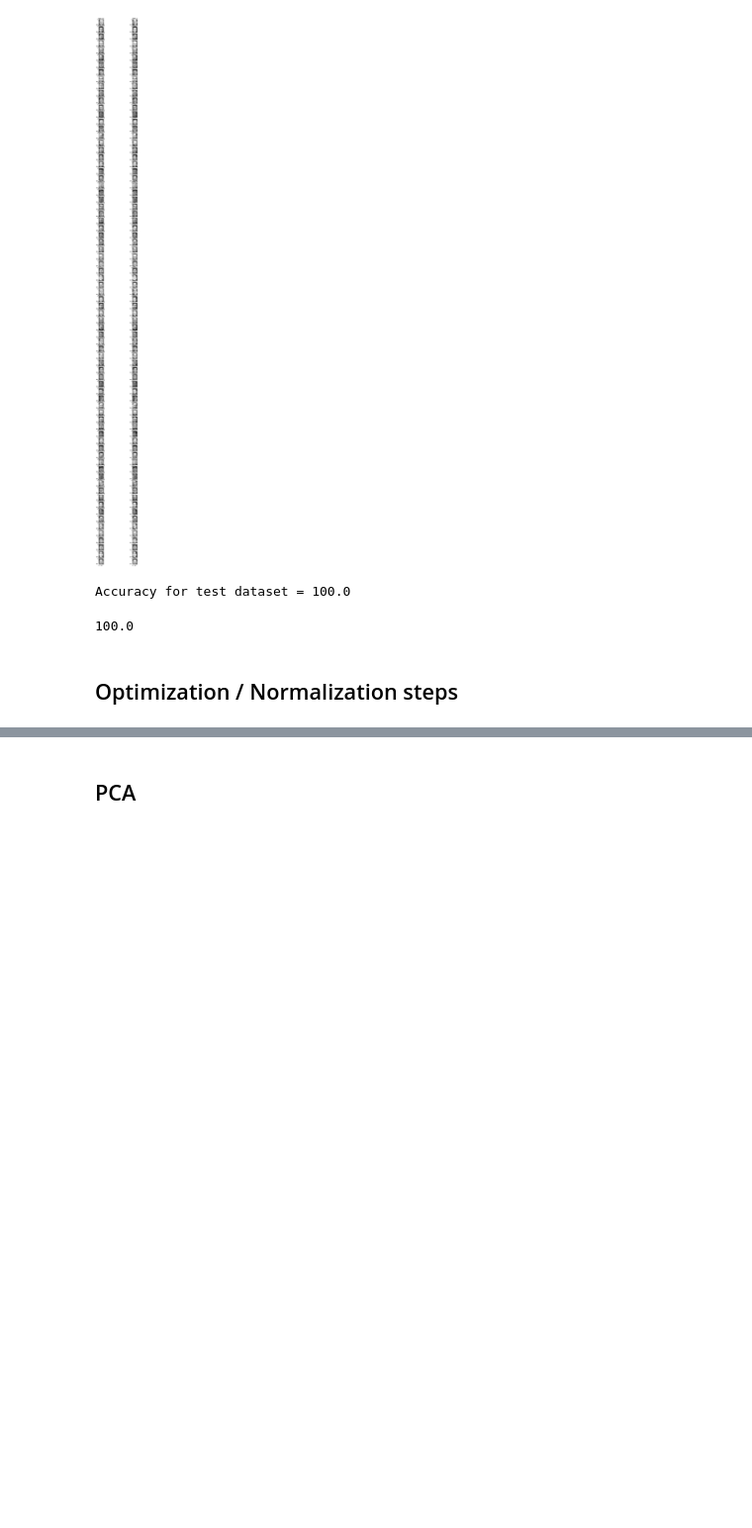
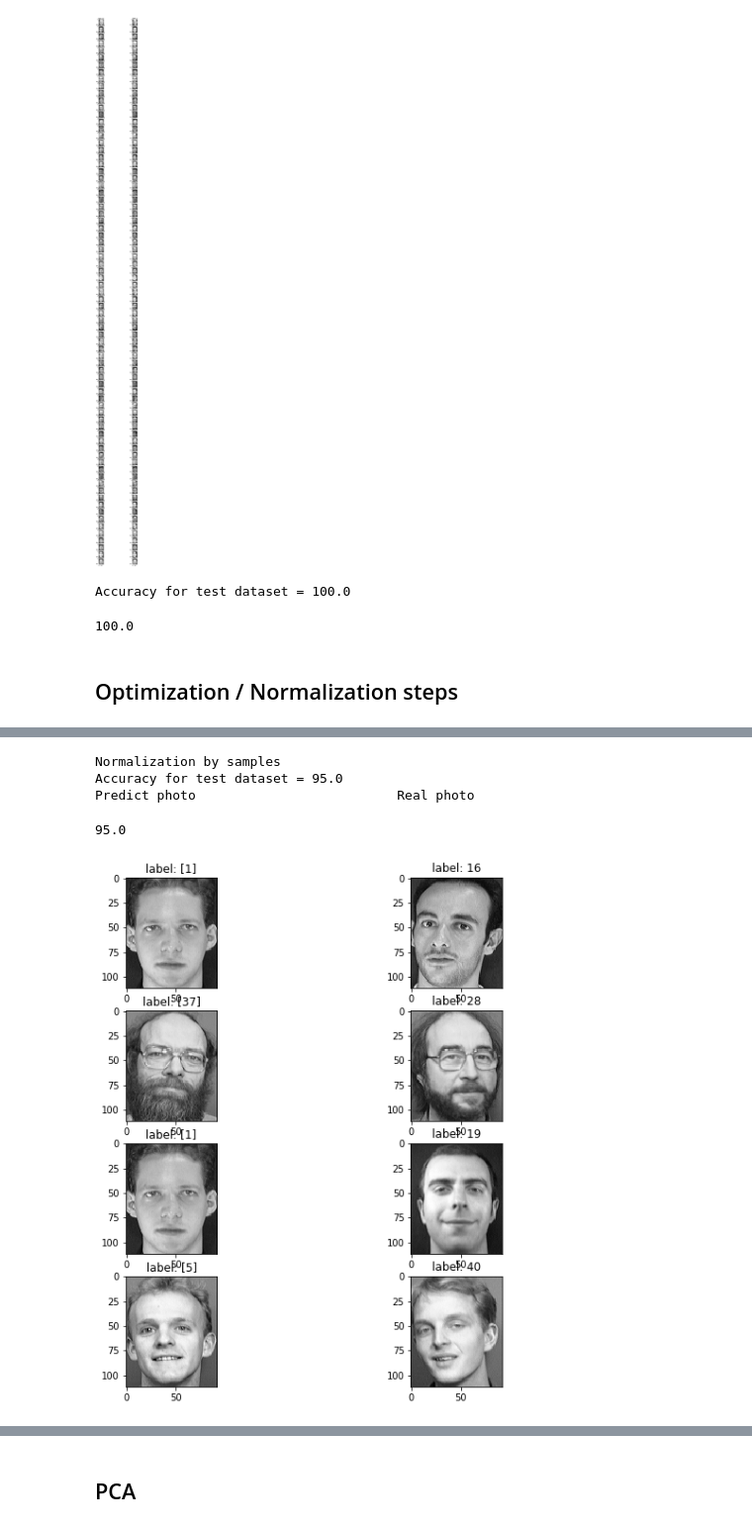
Before and after one commit to vasylcf/face_recognition, a Jupyter notebook: face_recognition_v5.ipynb, the cells around one changed output, grey strips where cells are left out. Shown at 99% size. Saved outputs shown, nothing was run; the diff lists cells and outputs as text; code cells hidden in the pictures; blank space fills up the shorter version.

```diff
--- a/face_recognition_v4.ipynb
+++ b/face_recognition_v5.ipynb
@@ -387,3 +379,12 @@ Accuracy for test dataset = 95.0
+# %%
+print('Normalization by samples')
+model_face_recognition(train_set,train_labels,test_set,test_labels,show_err=True,norm=1,axis=1)
+# %% [output]
+Normalization by samples
+Accuracy for test dataset = 95.0
+Predict photo                          Real photo
+95.0
+[figure, added]
 # %%
 #Accuracy didn't change, after normalization through subtraction mean from each feature
 # %%
```
Also changed, not shown: parts of 13 cells of this notebook.
